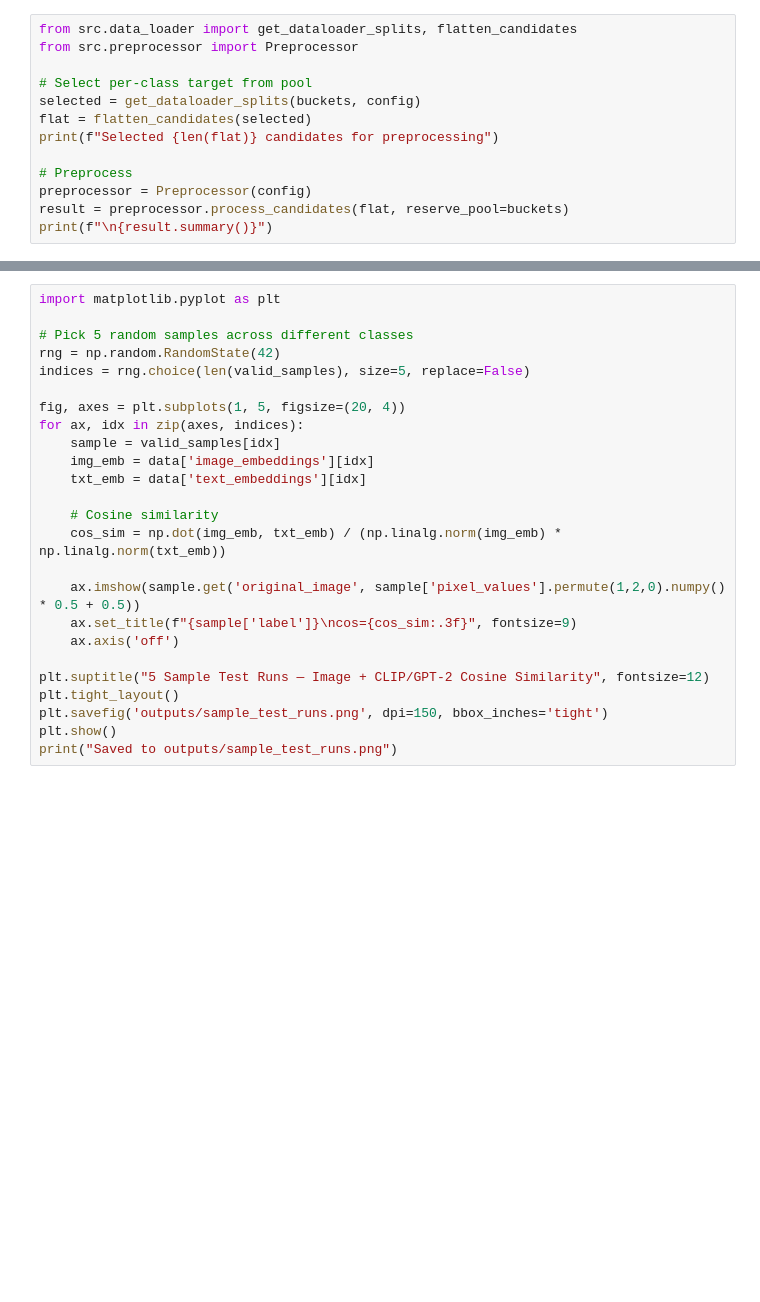
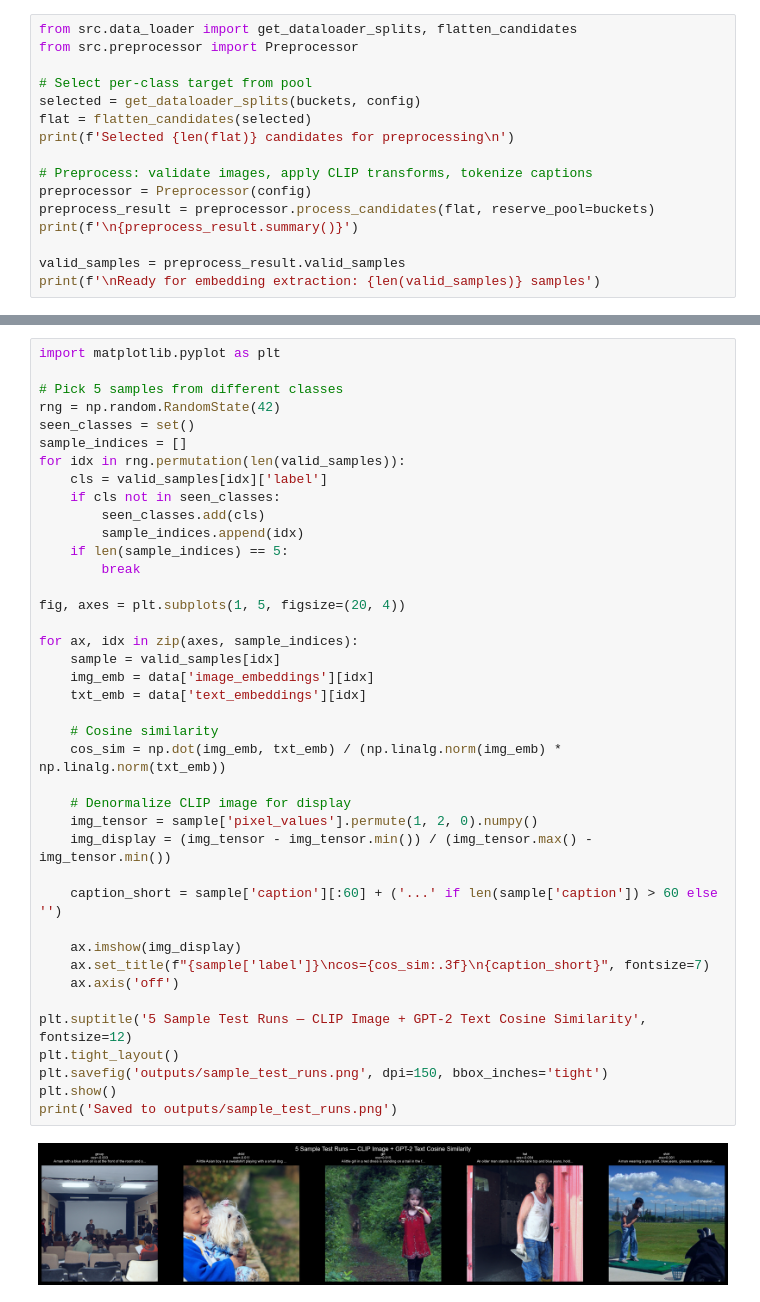
Before and after one commit to samettemurcin/Generative_Project-, a Jupyter notebook: notebooks/baseline_colab.ipynb, the cells around one changed output, grey strips where cells are left out. Cells and saved outputs as stored; diff of their text form; blank space fills up the shorter version.

```diff
--- a/notebooks/baseline_colab.ipynb
+++ b/notebooks/baseline_colab.ipynb
@@ -167,9 +206,12 @@ from src.preprocessor import Preprocessor
 # Select per-class target from pool
 selected = get_dataloader_splits(buckets, config)
 flat = flatten_candidates(selected)
-print(f"Selected {len(flat)} candidates for preprocessing")
+print(f'Selected {len(flat)} candidates for preprocessing\n')
 
-# Preprocess
+# Preprocess: validate images, apply CLIP transforms, tokenize captions
 preprocessor = Preprocessor(config)
-result = preprocessor.process_candidates(flat, reserve_pool=buckets)
-print(f"\n{result.summary()}")
+preprocess_result = preprocessor.process_candidates(flat, reserve_pool=buckets)
+print(f'\n{preprocess_result.summary()}')
+
+valid_samples = preprocess_result.valid_samples
+print(f'\nReady for embedding extraction: {len(valid_samples)} samples')
@@ -251,25 +380,42 @@ for cls, count in zip(unique, counts):
 # %%
 import matplotlib.pyplot as plt
 
-# Pick 5 random samples across different classes
+# Pick 5 samples from different classes
 rng = np.random.RandomState(42)
-indices = rng.choice(len(valid_samples), size=5, replace=False)
+seen_classes = set()
+sample_indices = []
+for idx in rng.permutation(len(valid_samples)):
+    cls = valid_samples[idx]['label']
+    if cls not in seen_classes:
+        seen_classes.add(cls)
+        sample_indices.append(idx)
+    if len(sample_indices) == 5:
+        break
 
 fig, axes = plt.subplots(1, 5, figsize=(20, 4))
-for ax, idx in zip(axes, indices):
+
+for ax, idx in zip(axes, sample_indices):
     sample = valid_samples[idx]
     img_emb = data['image_embeddings'][idx]
     txt_emb = data['text_embeddings'][idx]
 
     # Cosine similarity
     cos_sim = np.dot(img_emb, txt_emb) / (np.linalg.norm(img_emb) * np.linalg.norm(txt_emb))
 
-    ax.imshow(sample.get('original_image', sample['pixel_values'].permute(1,2,0).numpy() * 0.5 + 0.5))
-    ax.set_title(f"{sample['label']}\ncos={cos_sim:.3f}", fontsize=9)
+    # Denormalize CLIP image for display
+    img_tensor = sample['pixel_values'].permute(1, 2, 0).numpy()
+    img_display = (img_tensor - img_tensor.min()) / (img_tensor.max() - img_tensor.min())
+
+    caption_short = sample['caption'][:60] + ('...' if len(sample['caption']) > 60 else '')
+
+    ax.imshow(img_display)
+    ax.set_title(f"{sample['label']}\ncos={cos_sim:.3f}\n{caption_short}", fontsize=7)
     ax.axis('off')
 
-plt.suptitle("5 Sample Test Runs — Image + CLIP/GPT-2 Cosine Similarity", fontsize=12)
+plt.suptitle('5 Sample Test Runs — CLIP Image + GPT-2 Text Cosine Similarity', fontsize=12)
 plt.tight_layout()
 plt.savefig('outputs/sample_test_runs.png', dpi=150, bbox_inches='tight')
 plt.show()
-print("Saved to outputs/sample_test_runs.png")
+print('Saved to outputs/sample_test_runs.png')
+# %% [output]
+[figure, added]
```
Also changed, not shown: parts of 26 cells of this notebook.
